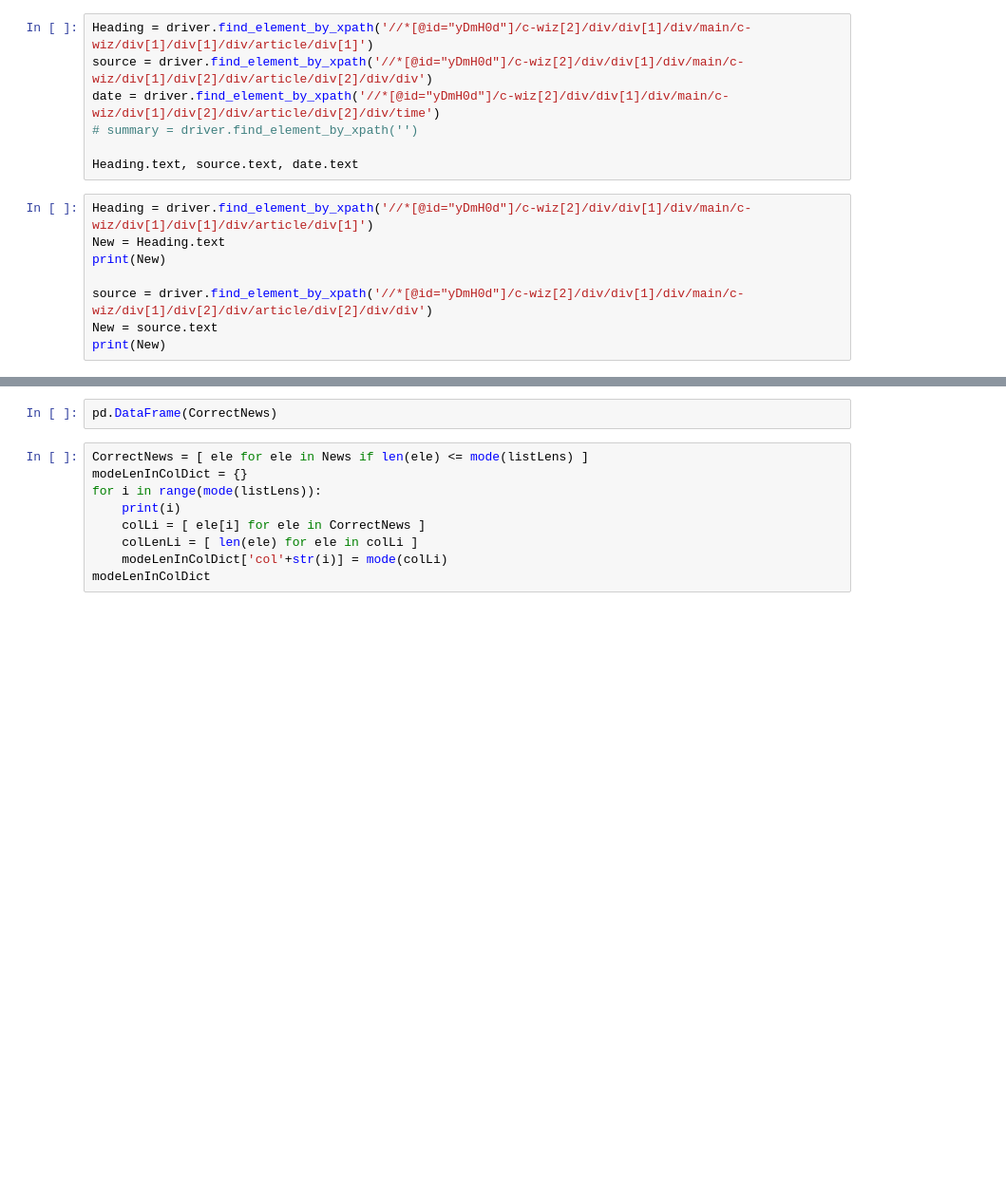
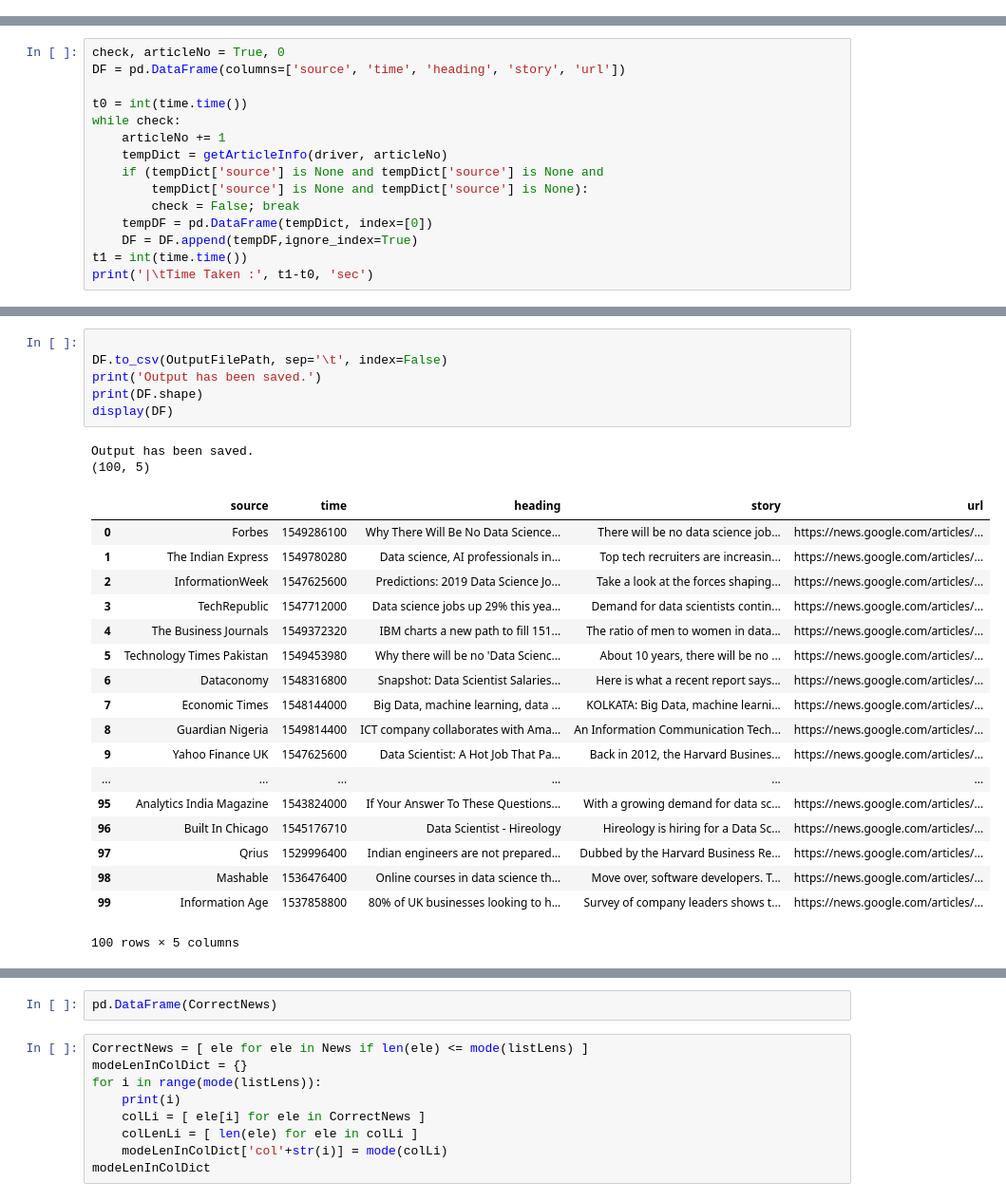
Before and after one commit to MR901/NewsGatheringAndSentimentAnalysis, a Jupyter notebook: bin/GatheringDataUsingSelenium.ipynb, the cells around one changed output, grey strips where cells are left out. Shown at 95% size. Drawn from its saved outputs; the diff is of its cells as text; blank space fills up the shorter version.

```diff
--- a/bin/GatheringDataUsingSelenium.ipynb
+++ b/bin/GatheringDataUsingSelenium.ipynb
@@ -81,15 +89,0 @@ Searching for "JP Morgan AI"
-# %%
-Heading = driver.find_element_by_xpath('//*[@id="yDmH0d"]/c-wiz[2]/div/div[1]/div/main/c-wiz/div[1]/div[1]/div/article/div[1]')
-source = driver.find_element_by_xpath('//*[@id="yDmH0d"]/c-wiz[2]/div/div[1]/div/main/c-wiz/div[1]/div[2]/div/article/div[2]/div/div')
-date = driver.find_element_by_xpath('//*[@id="yDmH0d"]/c-wiz[2]/div/div[1]/div/main/c-wiz/div[1]/div[2]/div/article/div[2]/div/time')
-# summary = driver.find_element_by_xpath('')
-
-Heading.text, source.text, date.text
-# %%
-Heading = driver.find_element_by_xpath('//*[@id="yDmH0d"]/c-wiz[2]/div/div[1]/div/main/c-wiz/div[1]/div[1]/div/article/div[1]')
-New = Heading.text
-print(New)
-
-source = driver.find_element_by_xpath('//*[@id="yDmH0d"]/c-wiz[2]/div/div[1]/div/main/c-wiz/div[1]/div[2]/div/article/div[2]/div/div')
-New = source.text
-print(New)
@@ -106,0 +143,15 @@ Business Insider
+# %%
+check, articleNo = True, 0
+DF = pd.DataFrame(columns=['source', 'time', 'heading', 'story', 'url'])
+
+t0 = int(time.time())
+while check:
+    articleNo += 1
+    tempDict = getArticleInfo(driver, articleNo)
+    if (tempDict['source'] is None and tempDict['source'] is None and
+        tempDict['source'] is None and tempDict['source'] is None):
+        check = False; break
+    tempDF = pd.DataFrame(tempDict, index=[0])
+    DF = DF.append(tempDF,ignore_index=True)
+t1 = int(time.time())
+print('|\tTime Taken :', t1-t0, 'sec')
@@ -107,3 +176,30 @@ Business Insider
+# %%
+
+DF.to_csv(OutputFilePath, sep='\t', index=False)
+print('Output has been saved.')
+print(DF.shape)
+display(DF)
+# %% [output]
+Output has been saved.
+(100, 5)
+|  | source | time | heading | story | url |
+| 0 | Forbes | 1549286100 | Why There Will Be No Data Science... | There will be no data science job... | https://news.google.com/articles/... |
+| 1 | The Indian Express | 1549780280 | Data science, AI professionals in... | Top tech recruiters are increasin... | https://news.google.com/articles/... |
+| 2 | InformationWeek | 1547625600 | Predictions: 2019 Data Science Jo... | Take a look at the forces shaping... | https://news.google.com/articles/... |
+| 3 | TechRepublic | 1547712000 | Data science jobs up 29% this yea... | Demand for data scientists contin... | https://news.google.com/articles/... |
+| 4 | The Business Journals | 1549372320 | IBM charts a new path to fill 151... | The ratio of men to women in data... | https://news.google.com/articles/... |
+| 5 | Technology Times Pakistan | 1549453980 | Why there will be no 'Data Scienc... | About 10 years, there will be no ... | https://news.google.com/articles/... |
+| 6 | Dataconomy | 1548316800 | Snapshot: Data Scientist Salaries... | Here is what a recent report says... | https://news.google.com/articles/... |
+| 7 | Economic Times | 1548144000 | Big Data, machine learning, data ... | KOLKATA: Big Data, machine learni... | https://news.google.com/articles/... |
+| 8 | Guardian Nigeria | 1549814400 | ICT company collaborates with Ama... | An Information Communication Tech... | https://news.google.com/articles/... |
+| 9 | Yahoo Finance UK | 1547625600 | Data Scientist: A Hot Job That Pa... | Back in 2012, the Harvard Busines... | https://news.google.com/articles/... |
+| ... | ... | ... | ... | ... | ... |
+| 95 | Analytics India Magazine | 1543824000 | If Your Answer To These Questions... | With a growing demand for data sc... | https://news.google.com/articles/... |
+| 96 | Built In Chicago | 1545176710 | Data Scientist - Hireology | Hireology is hiring for a Data Sc... | https://news.google.com/articles/... |
+| 97 | Qrius | 1529996400 | Indian engineers are not prepared... | Dubbed by the Harvard Business Re... | https://news.google.com/articles/... |
+| 98 | Mashable | 1536476400 | Online courses in data science th... | Move over, software developers. T... | https://news.google.com/articles/... |
+| 99 | Information Age | 1537858800 | 80% of UK businesses looking to h... | Survey of company leaders shows t... | https://news.google.com/articles/... |
+100 rows × 5 columns
 # %%
 Headline_element = driver.find_element_by_xpath('//*[@id="yDmH0d"]')
 
```
Also changed, not shown: parts of 12 cells of this notebook, 1 other file.
